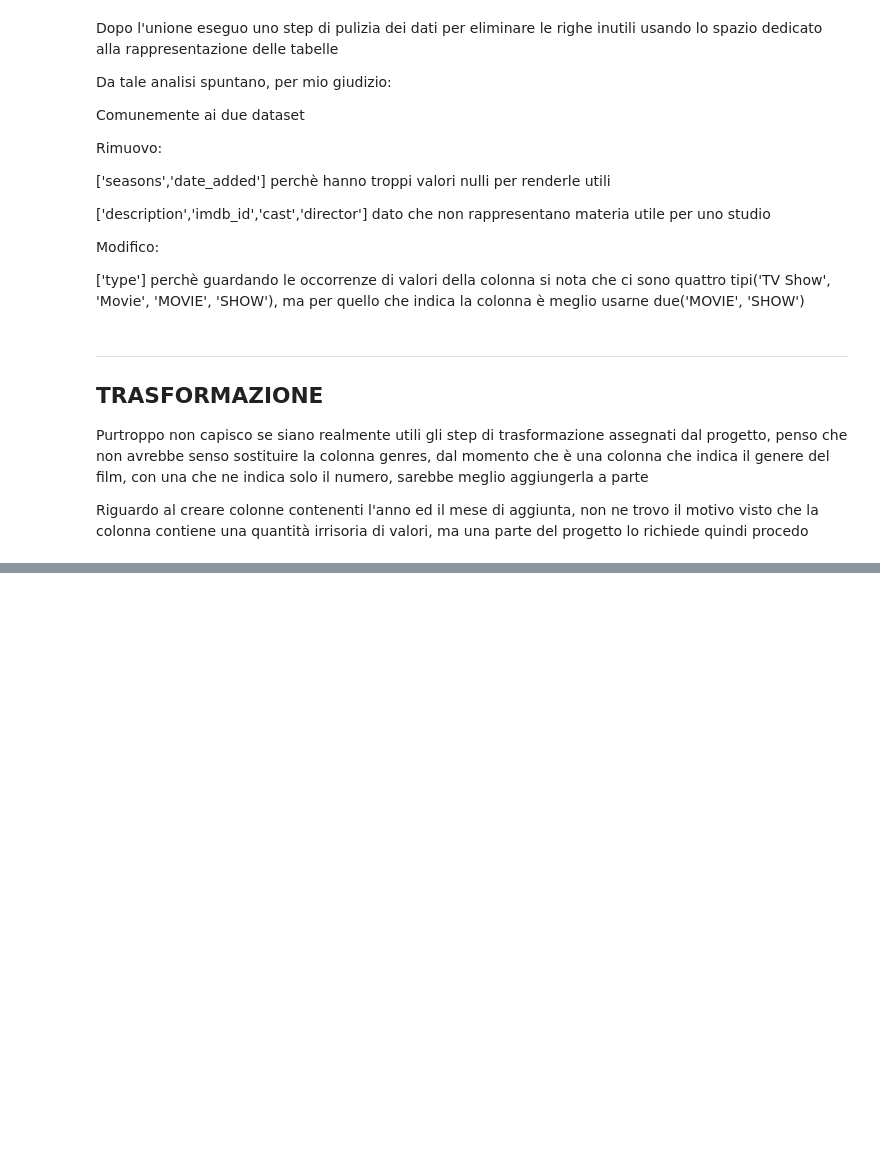
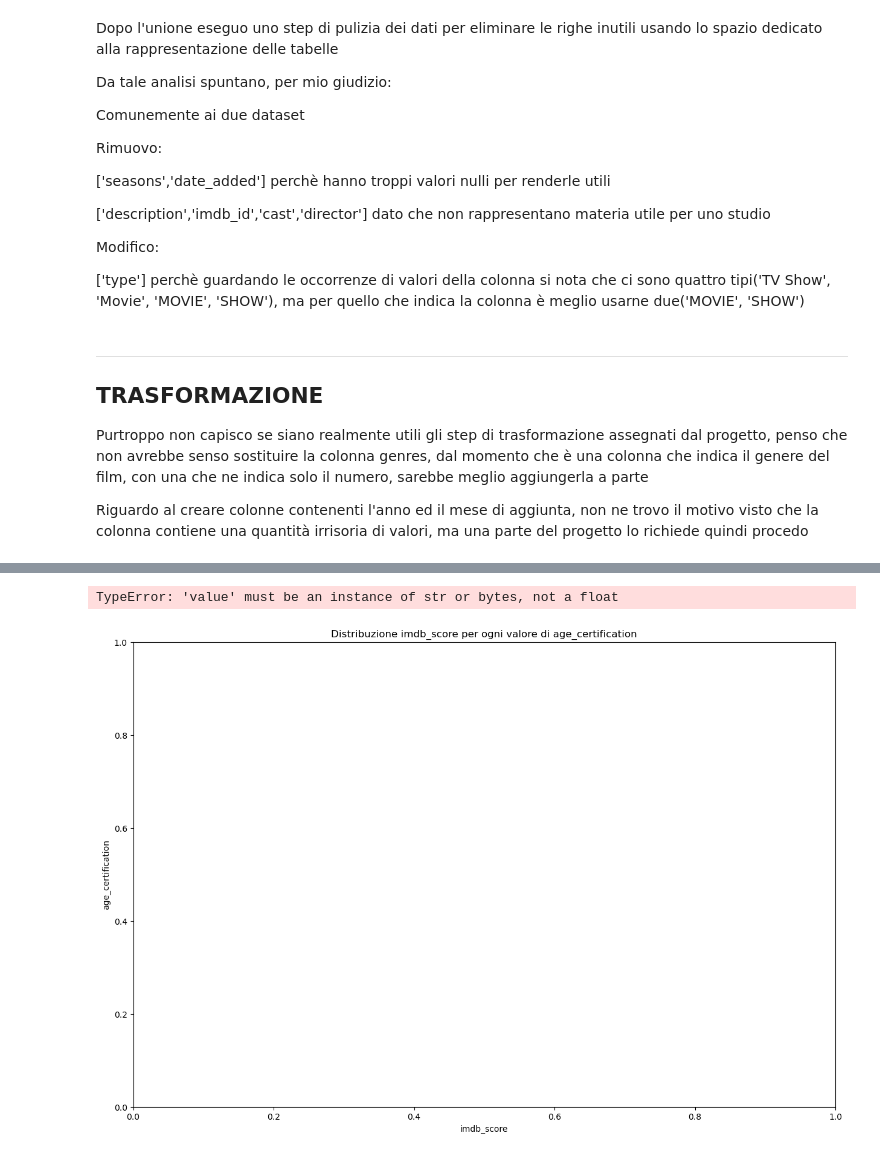
Before and after one commit to edotaggaedo/Progetto_finale_IDS, a Jupyter notebook: Progetto_Finale/ProgFin.ipynb, the cells around one changed output, grey strips where cells are left out. Saved outputs shown, nothing was run; the diff lists cells and outputs as text; code cells hidden in the pictures; blank space fills up the shorter version.

```diff
--- a/Progetto_Finale/ProgFin.ipynb
+++ b/Progetto_Finale/ProgFin.ipynb
@@ -262,7 +251,6 @@ Riguardo al creare colonne contenenti l'anno ed il mese di aggiunta, non ne trov
 # Quindi devo trasformare le stringhe in liste
 
 amazon_titles_combinata['genres'] = amazon_titles_combinata['genres'].apply(lambda x: x.split(', '))
-
 
 # Aggiungo colonna che prende i valori della colonna genres e ne conta gli elementi inserendo il risultato in una nuova colonna chiamata genres_count
 
@@ -279,5 +267,20 @@ disney_titles_combinata['genres_count'] = disney_titles_combinata['genres'].appl
 
 # Adesso procedo quindi con la creazione di una nuova colonnna che prende il valore della colonna date_added e ne estrae l'anno ed il mese inserendoli in due nuove colonne
 
-amazon_titles_combinata['year_added'] = amazon_titles_combinata['date_added'].apply(lambda x: x.split(', ')[-1])
-amazon_titles_combinata['month_added'] = amazon_titles_combinata['date_added'].apply(lambda x: x.lstrip().split(' ')[0])
+# Formato date_added: gg mm, yyyy
+
+# Amazon
+
+amazon_titles_combinata['year_added'] = amazon_titles_combinata['date_added'].astype(str).str.split(', ').str[-1]
+amazon_titles_combinata['month_added'] = amazon_titles_combinata['date_added'].astype(str).str.split(' ').str[0]
+
+# Disney
+
+disney_titles_combinata['year_added'] = disney_titles_combinata['date_added'].astype(str).str.split(', ').str[-1]
+disney_titles_combinata['month_added'] = disney_titles_combinata['date_added'].astype(str).str.split(' ').str[0]
+
+#Quindi effettuo il drop della colonna date_added
+
+amazon_titles_combinata.drop(['date_added'], axis=1, inplace=True)
+
+disney_titles_combinata.drop(['date_added'], axis=1, inplace=True)
@@ -285,0 +299,11 @@ AttributeError: 'float' object has no attribute 'split'
+# %%
+# Voglio creare un plot che indichi la distribuzione dell'imdb_score per ogni valore di age_certification
+
+plt.figure(figsize=(15, 10))
+plt.title('Distribuzione imdb_score per ogni valore di age_certification')
+plt.xlabel('imdb_score')
+plt.ylabel('age_certification')
+plt.plot(amazon_titles_combinata['imdb_score'], amazon_titles_combinata['age_certification'], 'o', color='red')
+# %% [output]
+TypeError: 'value' must be an instance of str or bytes, not a float
+[figure, added]
```
Also changed, not shown: parts of 4 cells of this notebook.
